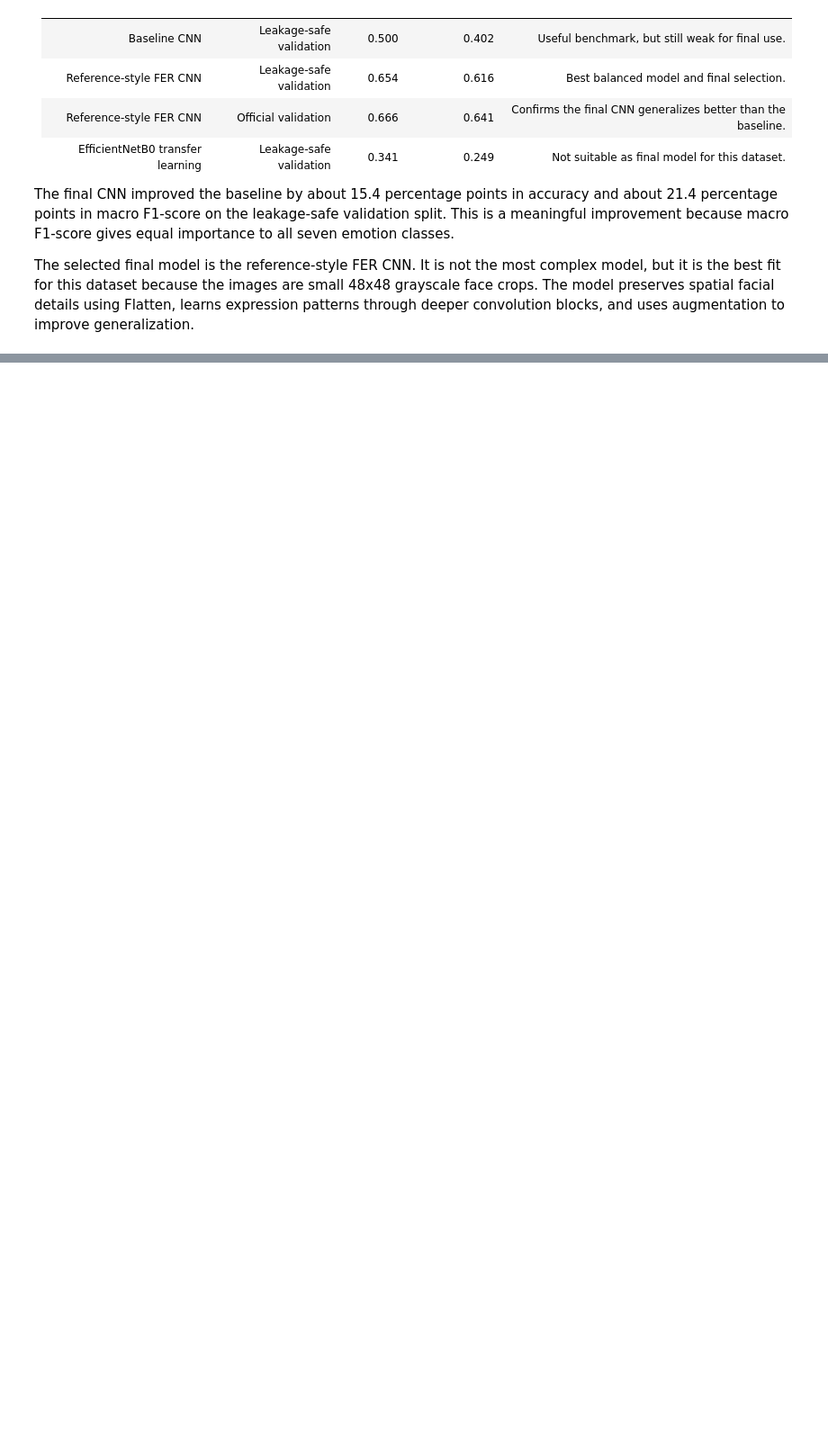
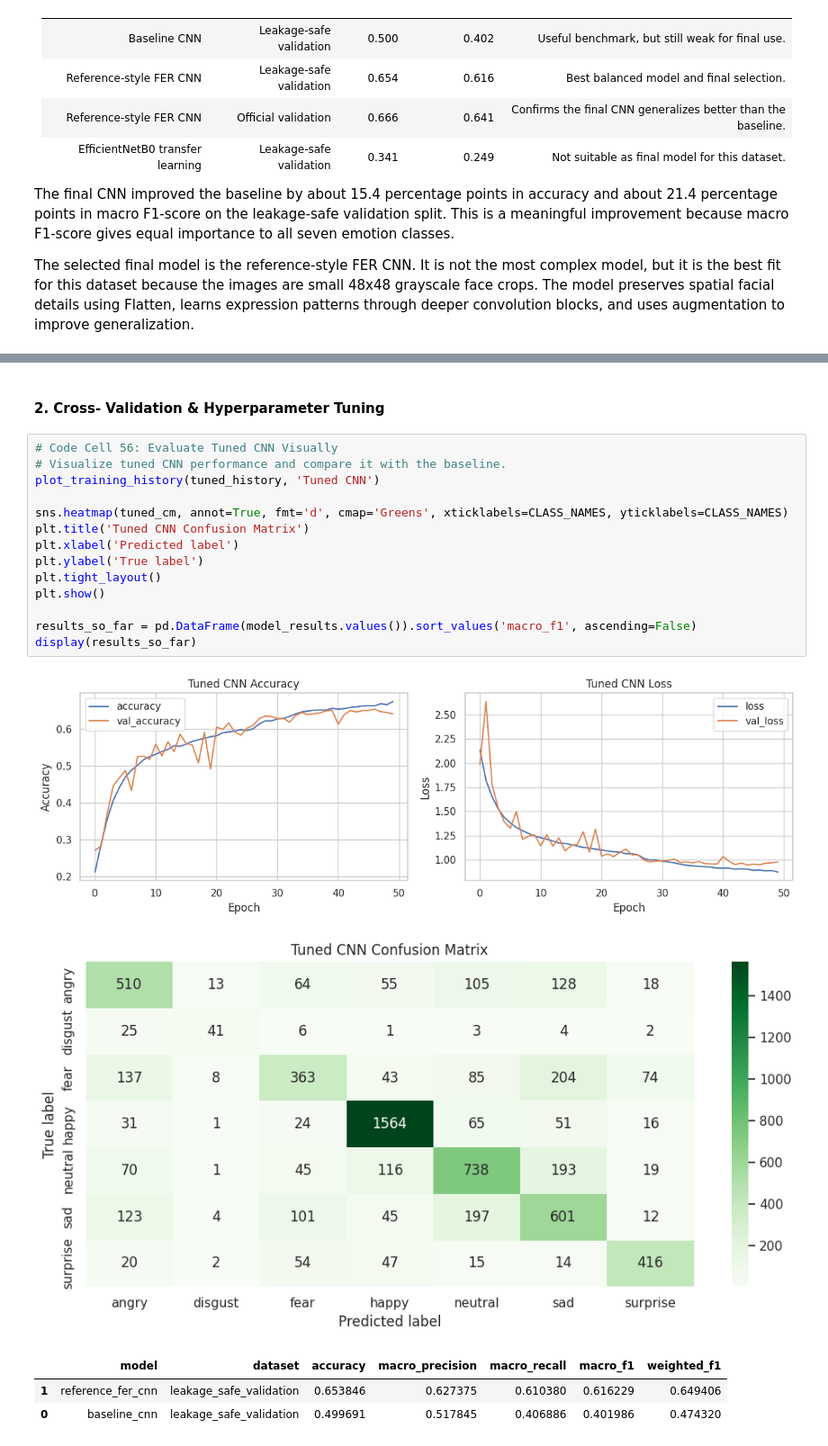
Before and after one commit to I-AM-PRASHANT-VERMA/Almabetter---DeepFER-Facial-Emotion-Recognition-Using-Deep-Learning, a Jupyter notebook: DeepFER_Facial_Emotion_Recognition.ipynb, the cells around one changed output, grey strips where cells are left out. Shown at 90% size. Drawn from its saved outputs; the diff is of its cells as text; blank space fills up the shorter version.

```diff
--- a/DeepFER_Facial_Emotion_Recognition.ipynb
+++ b/DeepFER_Facial_Emotion_Recognition.ipynb
@@ -1611,0 +2111,22 @@ The selected final model is the reference-style FER CNN. It is not the most comp
+# %% [markdown]
+#### 2. Cross- Validation & Hyperparameter Tuning
+# %%
+# Code Cell 56: Evaluate Tuned CNN Visually
+# Visualize tuned CNN performance and compare it with the baseline.
+plot_training_history(tuned_history, 'Tuned CNN')
+
+sns.heatmap(tuned_cm, annot=True, fmt='d', cmap='Greens', xticklabels=CLASS_NAMES, yticklabels=CLASS_NAMES)
+plt.title('Tuned CNN Confusion Matrix')
+plt.xlabel('Predicted label')
+plt.ylabel('True label')
+plt.tight_layout()
+plt.show()
+
+results_so_far = pd.DataFrame(model_results.values()).sort_values('macro_f1', ascending=False)
+display(results_so_far)
+# %% [output]
+[figure, added]
+[figure, added]
+|  | model | dataset | accuracy | macro_precision | macro_recall | macro_f1 | weighted_f1 |
+| 1 | reference_fer_cnn | leakage_safe_validation | 0.653846 | 0.627375 | 0.610380 | 0.616229 | 0.649406 |
+| 0 | baseline_cnn | leakage_safe_validation | 0.499691 | 0.517845 | 0.406886 | 0.401986 | 0.474320 |
```
Also changed, not shown: parts of 37 cells of this notebook, 1 other file.
